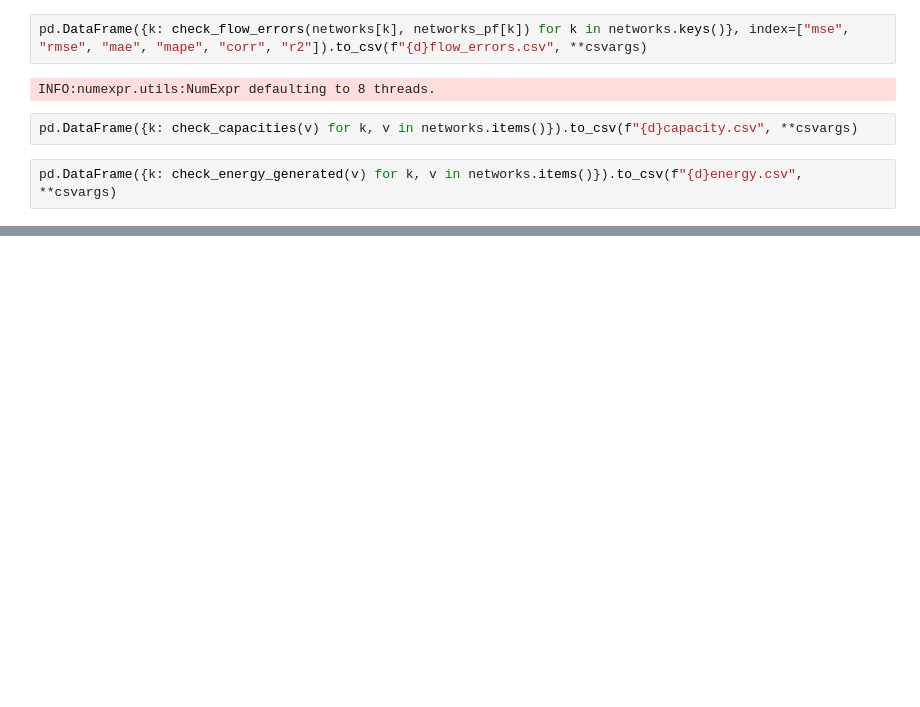
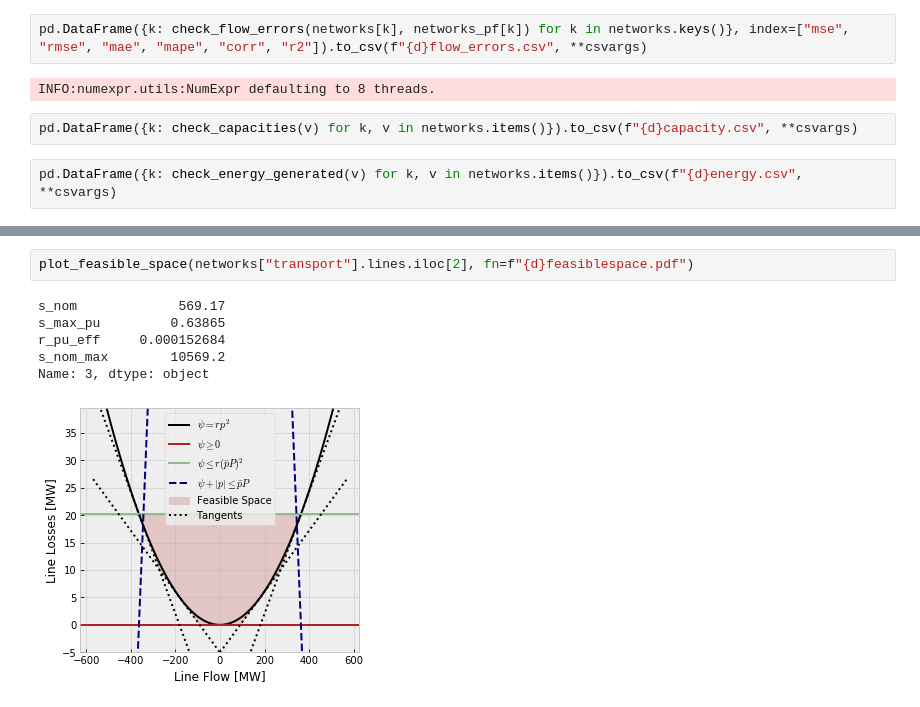
Before and after one commit to fneum/power-flow-models, a Jupyter notebook: plotting.ipynb, the cells around one changed output, grey strips where cells are left out. Cells and saved outputs as stored; diff of their text form; blank space fills up the shorter version.

```diff
--- a/plotting.ipynb
+++ b/plotting.ipynb
@@ -497,2 +584,11 @@ plot_cost_bar(networks, model_names, fn=f"{d}cost-bar.pdf")
+# %%
+plot_feasible_space(networks["transport"].lines.iloc[2], fn=f"{d}feasiblespace.pdf")
+# %% [output]
+s_nom             569.17
+s_max_pu         0.63865
+r_pu_eff     0.000152684
+s_nom_max        10569.2
+Name: 3, dtype: object
+[figure, added]
 # %%
 for name in networks.keys():
```
Also changed, not shown: parts of 31 cells of this notebook, 3 other files.
